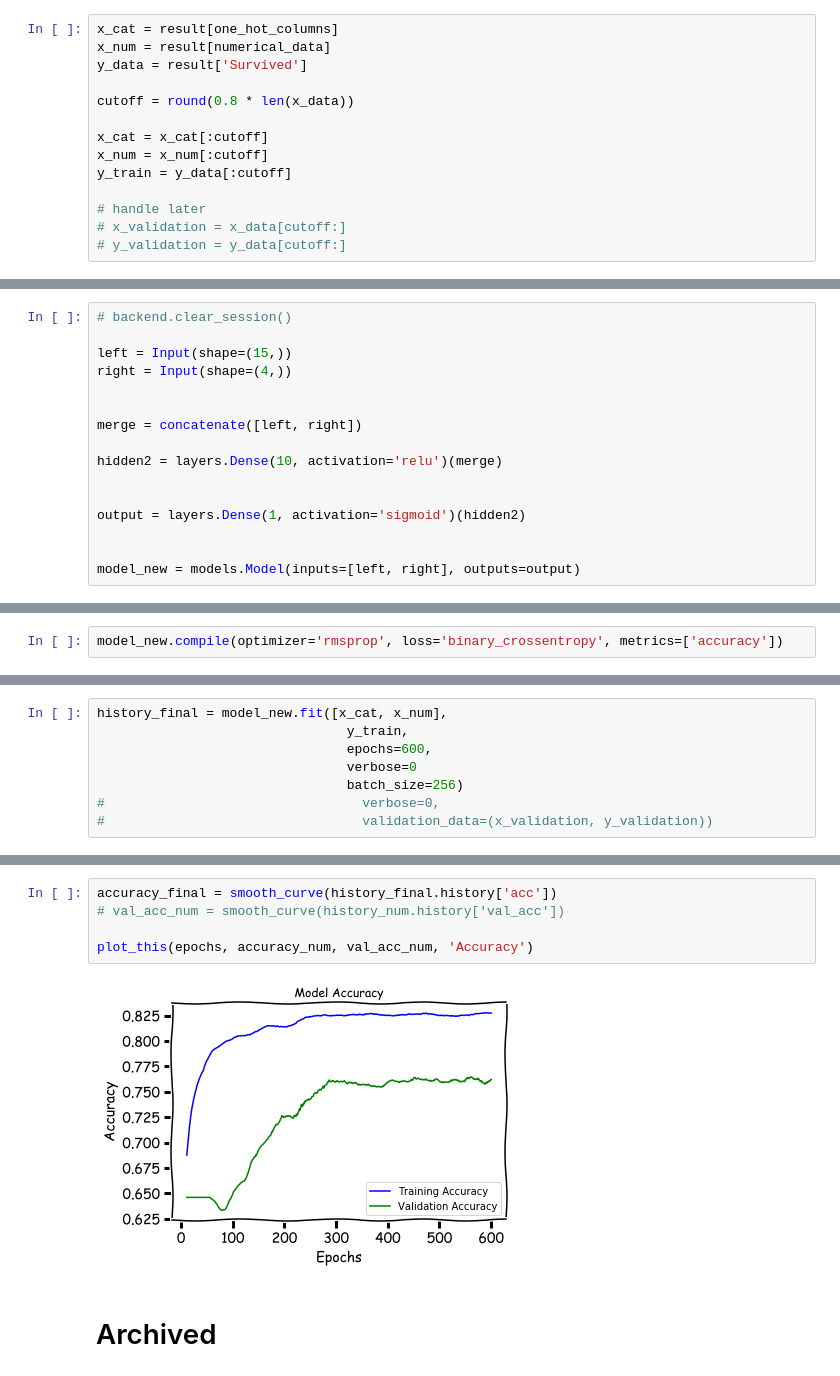
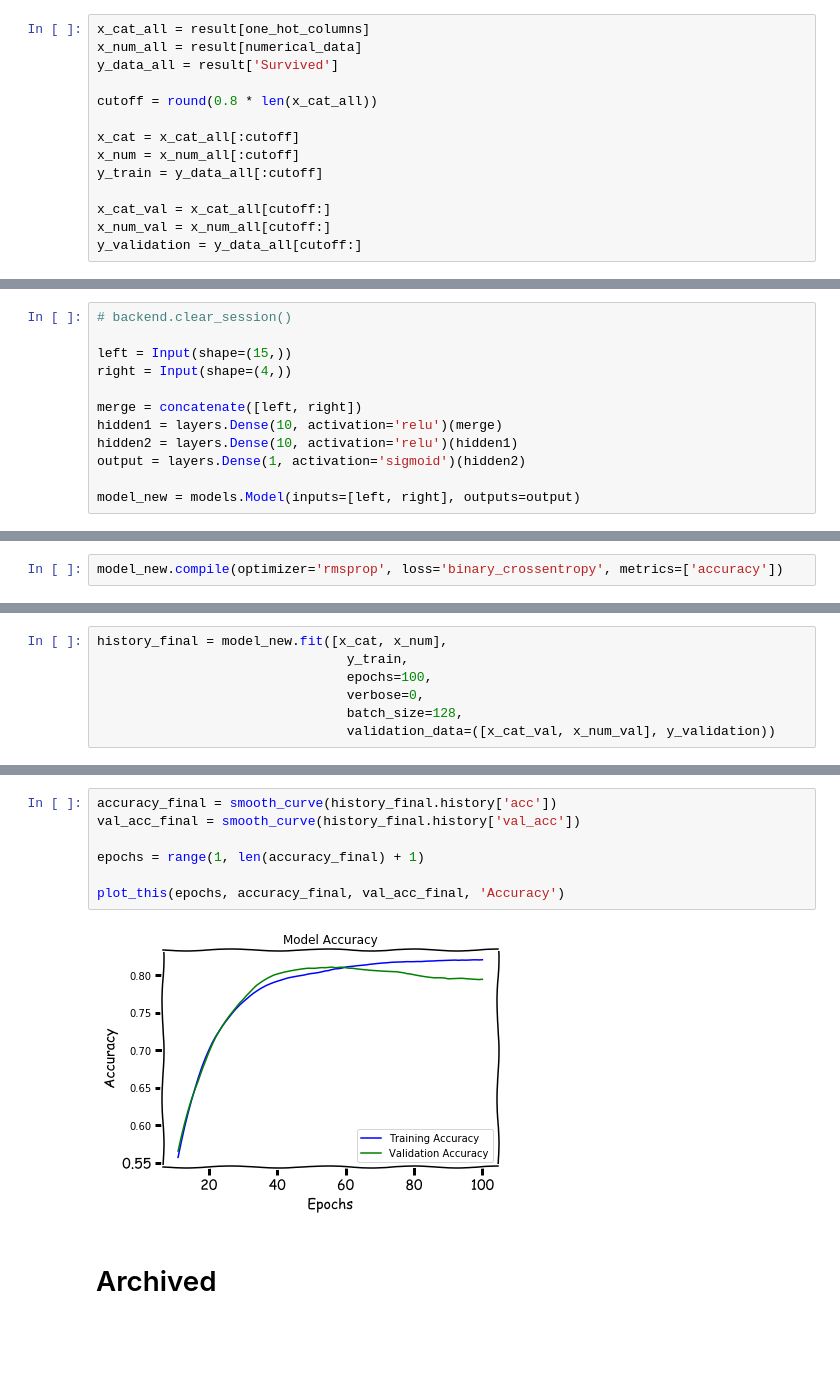
Before and after one commit to whyboris/ml-with-python-and-keras, a Jupyter notebook: titanic/titanic.ipynb, the cells around one changed output, grey strips where cells are left out. Saved outputs shown, nothing was run; the diff lists cells and outputs as text; blank space fills up the shorter version.

```diff
--- a/titanic/titanic.ipynb
+++ b/titanic/titanic.ipynb
@@ -515,19 +501,19 @@ result.shape
 # %% [output]
 (891, 20)
 # %%
-x_cat = result[one_hot_columns]
-x_num = result[numerical_data]
-y_data = result['Survived']
+x_cat_all = result[one_hot_columns]
+x_num_all = result[numerical_data]
+y_data_all = result['Survived']
 
-cutoff = round(0.8 * len(x_data))
+cutoff = round(0.8 * len(x_cat_all))
 
-x_cat = x_cat[:cutoff]
-x_num = x_num[:cutoff]
-y_train = y_data[:cutoff]
+x_cat = x_cat_all[:cutoff]
+x_num = x_num_all[:cutoff]
+y_train = y_data_all[:cutoff]
 
-# handle later
-# x_validation = x_data[cutoff:]
-# y_validation = y_data[cutoff:]
+x_cat_val = x_cat_all[cutoff:]
+x_num_val = x_num_all[cutoff:]
+y_validation = y_data_all[cutoff:]
 # %%
 ### BELOW IS CRAP -- it's not for what I want
 
@@ -632,15 +618,11 @@ from keras.layers import concatenate
 left = Input(shape=(15,))
 right = Input(shape=(4,))
 
-
 merge = concatenate([left, right])
-
-hidden2 = layers.Dense(10, activation='relu')(merge)
-
-
+hidden1 = layers.Dense(10, activation='relu')(merge)
+hidden2 = layers.Dense(10, activation='relu')(hidden1)
 output = layers.Dense(1, activation='sigmoid')(hidden2)
 
-
 model_new = models.Model(inputs=[left, right], outputs=output)
 # %%
 model_new.summary()
@@ -668,8 +656,7 @@ model_new.compile(optimizer='rmsprop', loss='binary_crossentropy', metrics=['acc
 # %%
 history_final = model_new.fit([x_cat, x_num],
                                 y_train,
-                                epochs=600,
-                                verbose=0
-                                batch_size=256)
-#                                 verbose=0,
-#                                 validation_data=(x_validation, y_validation))
+                                epochs=100,
+                                verbose=0,
+                                batch_size=128,
+                                validation_data=([x_cat_val, x_num_val], y_validation))
@@ -694,10 +663,12 @@ Epoch 600/600
 # %%
 accuracy_final = smooth_curve(history_final.history['acc'])
-# val_acc_num = smooth_curve(history_num.history['val_acc'])
+val_acc_final = smooth_curve(history_final.history['val_acc'])
 
-plot_this(epochs, accuracy_num, val_acc_num, 'Accuracy')
+epochs = range(1, len(accuracy_final) + 1)
+
+plot_this(epochs, accuracy_final, val_acc_final, 'Accuracy')
 # %% [output]
-[figure, old version]
+[figure, new version]
 # %% [markdown]
 # Archived
 # %%
```
Also changed, not shown: parts of 8 cells of this notebook.
